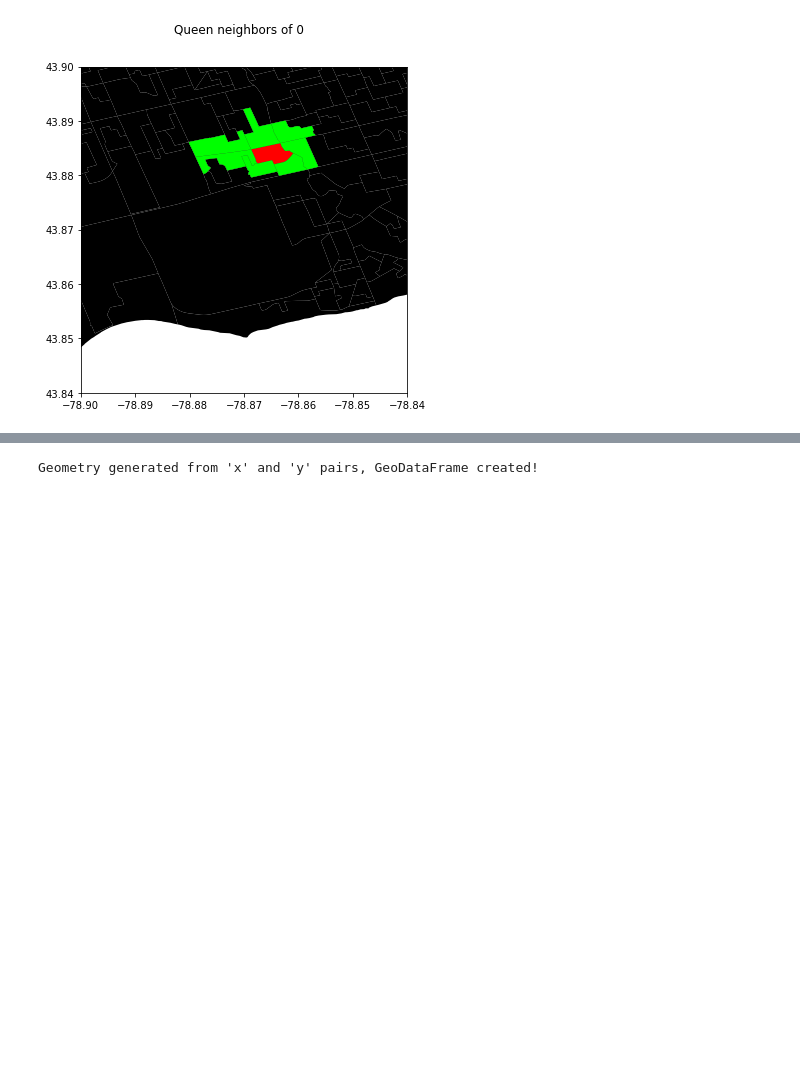
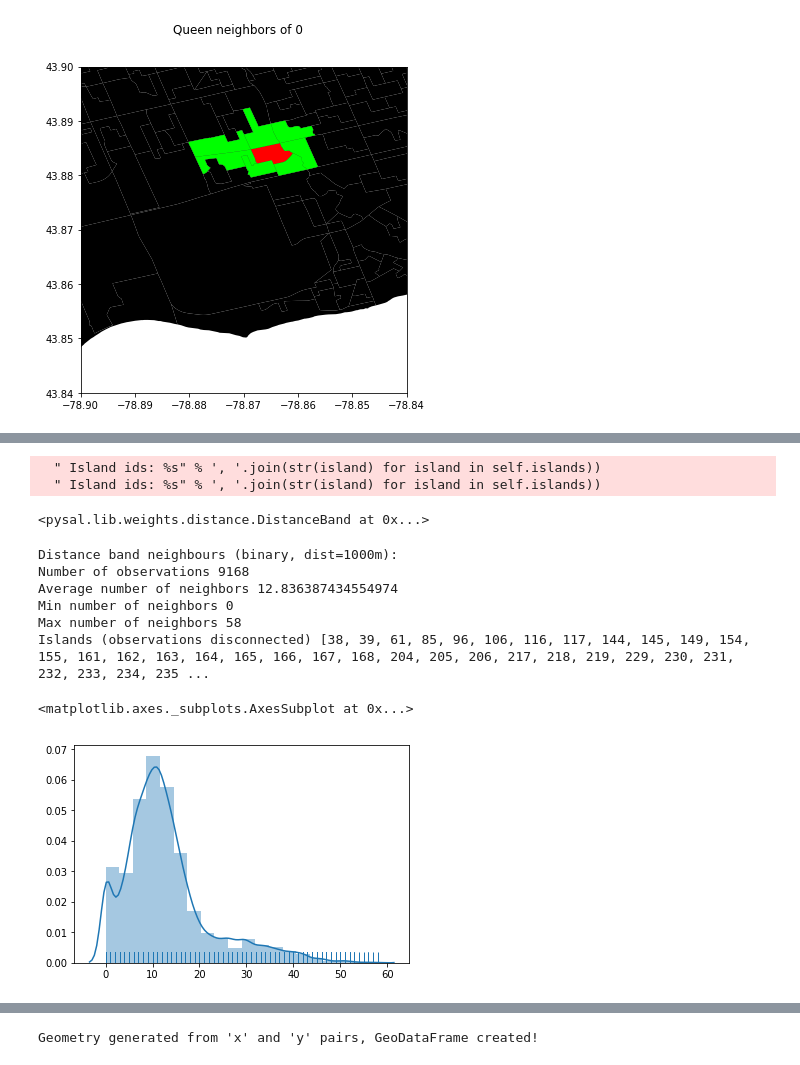
Before and after one commit to stepan-o/geo, a Jupyter notebook: new_workflow.ipynb, the cells around one changed output, grey strips where cells are left out. Saved outputs shown, nothing was run; the diff lists cells and outputs as text; code cells hidden in the pictures; blank space fills up the shorter version.

```diff
--- a/new_workflow.ipynb
+++ b/new_workflow.ipynb
@@ -195,0 +262,36 @@ plt.show()
+# %%
+# Distance band neighbours (binary)
+dist = 1000 # buffer in m
+dist_deg = dist / (1000 * 112.32) # convert to degrees of WGS 84
+w_dist1kmB = ps.lib.weights.DistanceBand.from_dataframe(teranet_da_gdf,
+                                                        dist_deg,
+                                                        binary=True)
+w_dist1kmB
+# %% [output]
+  " Island ids: %s" % ', '.join(str(island) for island in self.islands))
+  " Island ids: %s" % ', '.join(str(island) for island in self.islands))
+<pysal.lib.weights.distance.DistanceBand at 0x...>
+# %%
+print("Distance band neighbours (binary, dist={0}m):"
+      .format(dist))
+print("Number of observations",
+      w_dist1kmB.n)
+print("Average number of neighbors",
+      w_dist1kmB.mean_neighbors)
+print("Min number of neighbors",
+      w_dist1kmB.min_neighbors)
+print("Max number of neighbors",
+      w_dist1kmB.max_neighbors)
+print("Islands (observations disconnected)",
+      w_dist1kmB.islands)
+distB_card = pd.Series(w_dist1kmB.cardinalities)
+sns.distplot(distB_card, rug=True, bins=20)
+# %% [output]
+Distance band neighbours (binary, dist=1000m):
+Number of observations 9168
+Average number of neighbors 12.836387434554974
+Min number of neighbors 0
+Max number of neighbors 58
+Islands (observations disconnected) [38, 39, 61, 85, 96, 106, 116, 117, 144, 145, 149, 154, 155, 161, 162, 163, 164, 165, 166, 167, 168, 204, 205, 206, 217, 218, 219, 229, 230, 231, 232, 233, 234, 235 ...
+<matplotlib.axes._subplots.AxesSubplot at 0x...>
+[figure, added]
```
Also changed, not shown: parts of 54 cells of this notebook.
